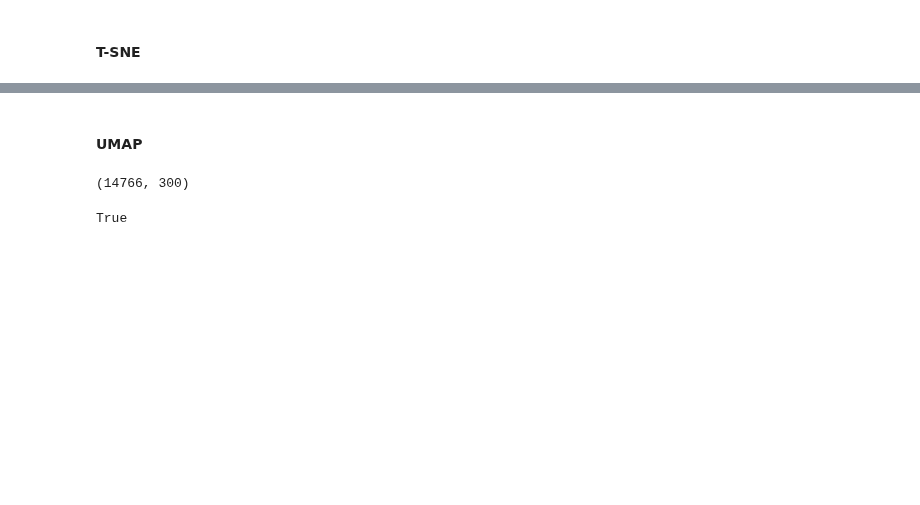
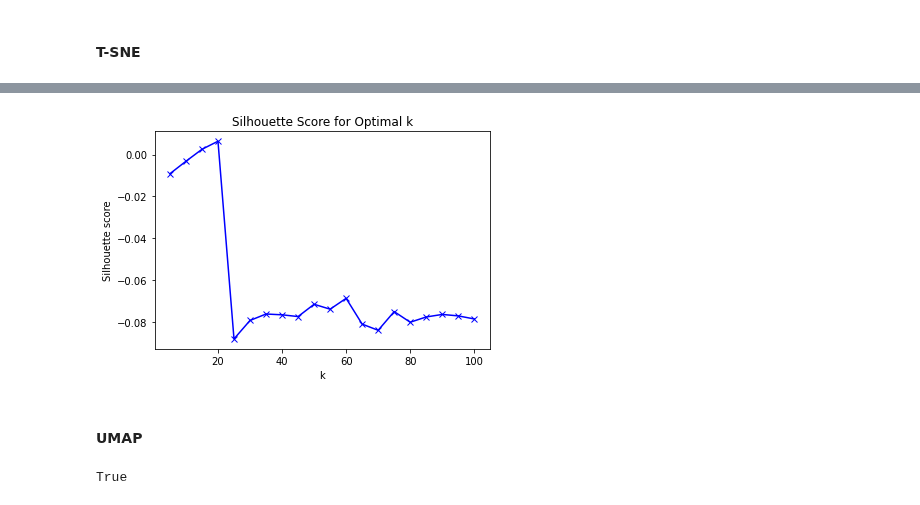
Before and after one commit to maybemkl/wmdecompose, a Jupyter notebook: notebooks/IMDB_example.ipynb, the cells around one changed output, grey strips where cells are left out. Drawn from its saved outputs; the diff is of its cells as text; code cells hidden in the pictures; blank space fills up the shorter version.

```diff
--- a/notebooks/IMDB_example.ipynb
+++ b/notebooks/IMDB_example.ipynb
@@ -294,9 +358,9 @@ X_tsne = TSNE(n_components=n_components, method=method, verbose=verbose).fit_tra
+# %%
+plot_kmeans(K,pca_silhouette,"silhouette")
+# %% [output]
+[figure, added]
 # %% [markdown]
 #### UMAP
-# %%
-X.shape
-# %% [output]
-(14766, 300)
 # %%
 from scipy.spatial.distance import is_valid_dm, cdist
 # %%
```
Also changed, not shown: parts of 46 cells of this notebook.
